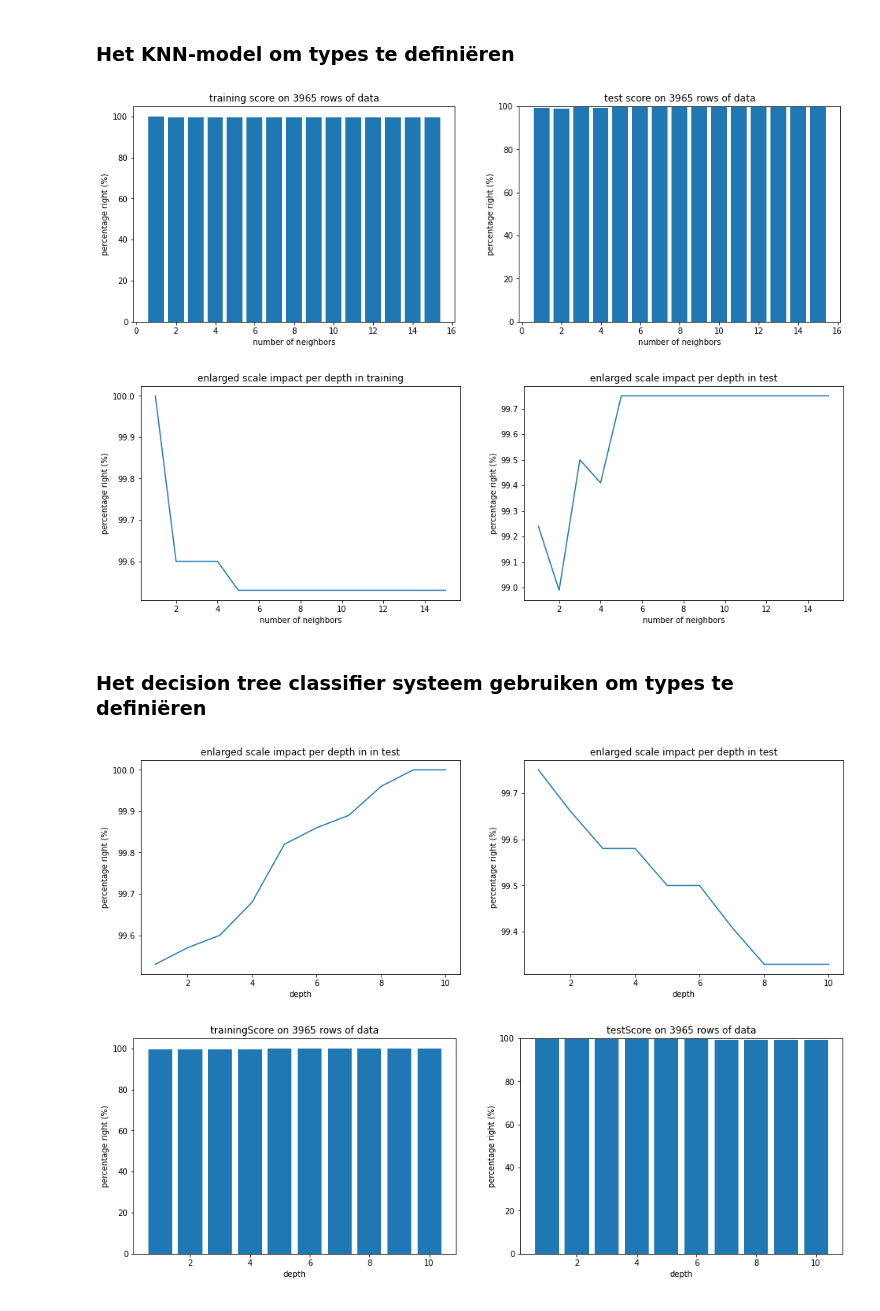
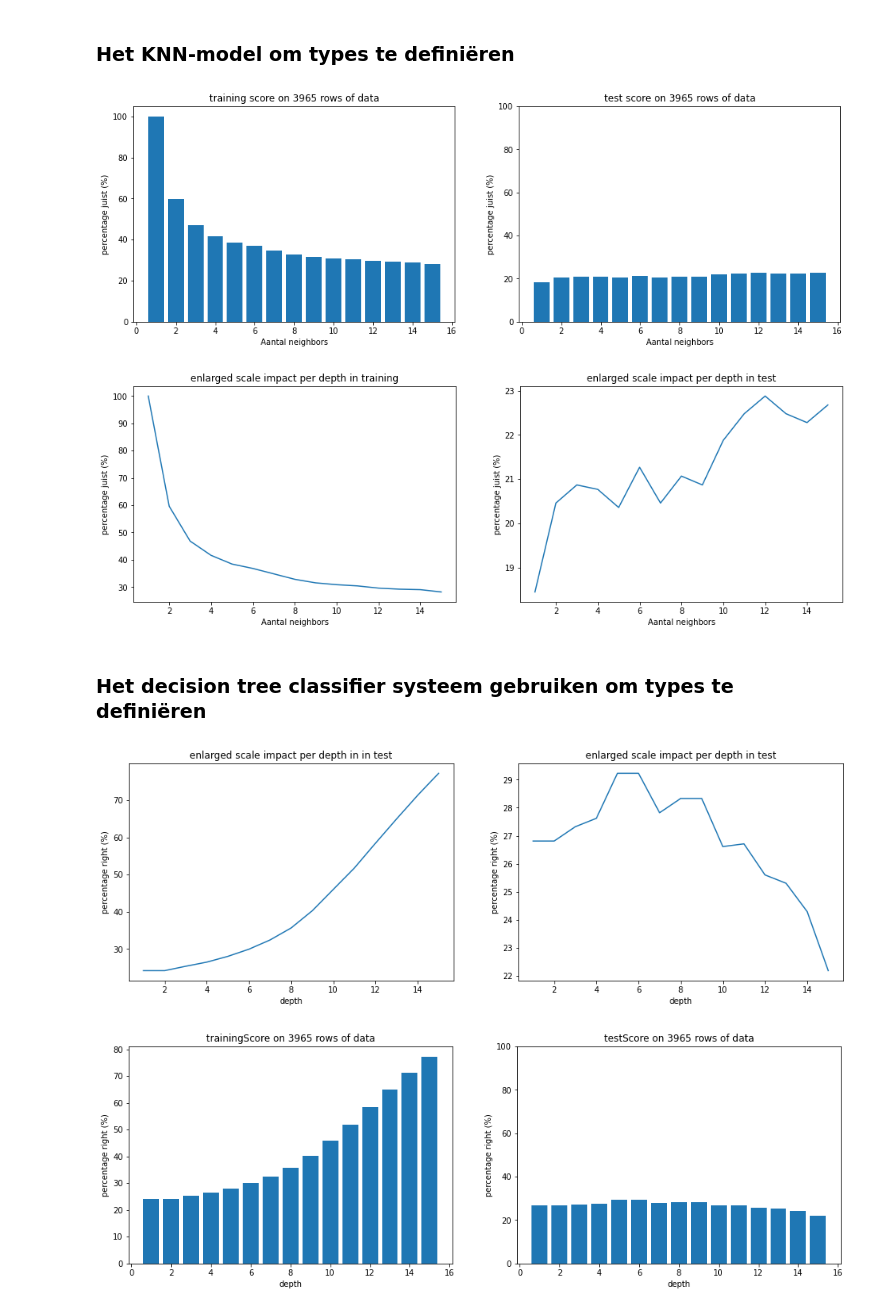
Before and after one commit to Xevro/data-science-in-python, a Jupyter notebook: Project Data Science/louis.dhont/project-ML.ipynb, the cells around one changed output. Cells and saved outputs as stored; diff of their text form; code cells hidden in the pictures.

```diff
--- a/Project Data Science/louis.dhont/project-ML.ipynb
+++ b/Project Data Science/louis.dhont/project-ML.ipynb
@@ -34,13 +36,21 @@ De opgeslagen data is bij het inlezen opnieuw van het type int64, float64 en obj
 # %%
+def convert_timedelta(df_col):
+    for index, row in enumerate(df_col):
+        days, timestamp = row.split(" days ")
+        df_col.iloc[index] = days
+    return df_col
+
 features['Datum creatie'] = pd.to_datetime(features['Datum creatie'], format='%Y.%m.%d', infer_datetime_format=True, errors='coerce')
 features['Datum vertrek'] = pd.to_datetime(features['Datum vertrek'], format='%Y.%m.%d', infer_datetime_format=True, errors='coerce')
 features['Datum terug'] = pd.to_datetime(features['Datum terug'], format='%Y.%m.%d', infer_datetime_format=True, errors='coerce')
 
-#features['Aantal dagen tot vertrek'] = pd.to_datetime(features['Aantal dagen tot vertrek'])
-features['Aantal dagen op reis'] = features['Aantal dagen op reis'].astype('string')
-features['Aantal dagen tot vertrek'] = features['Aantal dagen tot vertrek'].astype('string')
+features['Aantal dagen tot vertrek'] == convert_timedelta(features['Aantal dagen tot vertrek'])
+features['Aantal dagen tot vertrek'] = features['Aantal dagen tot vertrek'].astype(int)
 
-#features['Aantal dagen tot vertrek'].dt.days
+features['Aantal dagen op reis'] == convert_timedelta(features['Aantal dagen op reis'])
+features['Aantal dagen op reis'] = features['Aantal dagen op reis'].astype(int)
+
+#features
 
 features.dtypes
 # %% [output]
@@ -135,9 +145,9 @@ Beslisbomen hebben 2 hoofdzakelijke types:
 
 Onderstaande ...
 # %%
-y = features['Status'].to_numpy().astype(int)
-X = features.drop(['Status', 'Klantnummer', 'Datum creatie', 'Datum vertrek', 'Datum terug', 'Land', 'Bestemming', 'Reistype', 'Aantal dagen tot vertrek', 'Aantal dagen op reis'], axis=1)
-X_train, X_test, y_train, y_test = train_test_split(X, y, random_state=40, test_size=0.3)
+y = features['Aantal dagen op reis'].to_numpy().astype(int)
+X = features.drop(['Aantal dagen op reis', 'Klantnummer', 'Datum creatie', 'Datum vertrek', 'Datum terug', 'Land', 'Bestemming', 'Reistype'], axis=1)
+X_train, X_test, y_train, y_test = train_test_split(X, y)
 # %%
 X
 # %% [output]
@@ -180,35 +190,35 @@ objects = range(1, neighbors + 1)
 
 ax1.bar(objects, trainingScore, align='center')
 ax1.set_title('training score on ' + str(len(X)) + ' rows of data')
-ax1.set_ylabel('percentage right (%)')
-ax1.set_xlabel('number of neighbors')
+ax1.set_ylabel('percentage juist (%)')
+ax1.set_xlabel('Aantal neighbors')
 
 ax2.bar(objects, testScore, align='center')
 ax2.set_ylim(0, 100)
 ax2.set_title('test score on ' + str(len(X)) + ' rows of data')
-ax2.set_ylabel('percentage right (%)')
-ax2.set_xlabel('number of neighbors')
+ax2.set_ylabel('percentage juist (%)')
+ax2.set_xlabel('Aantal neighbors')
 
 fig, (ax1, ax2) = plt.subplots(1,2, figsize=(16, 5))
 ax1.plot(objects, trainingScore)
 ax1.set_title('enlarged scale impact per depth in training')
-ax1.set_ylabel('percentage right (%)')
-ax1.set_xlabel('number of neighbors')
+ax1.set_ylabel('percentage juist (%)')
+ax1.set_xlabel('Aantal neighbors')
 
 ax2.plot(objects, testScore)
 ax2.set_title('enlarged scale impact per depth in test')
-ax2.set_ylabel('percentage right (%)')
-ax2.set_xlabel('number of neighbors')
+ax2.set_ylabel('percentage juist (%)')
+ax2.set_xlabel('Aantal neighbors')
 plt.show()
 # %% [output]
-[figure, old version]
+[figure, new version]
-[figure, old version]
+[figure, new version]
 # %% [markdown]
 ### Het decision tree classifier systeem gebruiken om types te definiëren
 # %%
 trainingScore = []
 testScore = []
-depth = 10
+depth = 15
 
 for n in range(1, depth+1):
     treeModel = DecisionTreeClassifier(max_depth=n, random_state=42).fit(X_train, y_train)
@@ -216,33 +226,33 @@ for n in range(1, depth+1):
     trainingScore.append(round(treeModel.score(X_train, y_train) * 100, 2))
     testScore.append(round(treeModel.score(X_test, y_test) * 100, 2))
 
 fig, (ax1, ax2) = plt.subplots(1, 2, figsize=(16, 5))
 objects = range(1, depth + 1)
 
 ax1.plot(objects, trainingScore)
 ax1.set_title('enlarged scale impact per depth in in test')
 ax1.set_ylabel('percentage right (%)')
 ax1.set_xlabel('depth')
 
 ax2.plot(objects, testScore)
 ax2.set_title('enlarged scale impact per depth in test')
 ax2.set_ylabel('percentage right (%)')
 ax2.set_xlabel('depth')
 
 fig, (ax1, ax2) = plt.subplots(1,2, figsize=(16, 5))
 
 ax1.bar(objects, trainingScore, align='center')
 ax1.set_title('trainingScore on ' + str(len(X)) + ' rows of data')
 ax1.set_ylabel('percentage right (%)')
 ax1.set_xlabel('depth')
 
 ax2.bar(objects, testScore, align='center')
 ax2.set_ylim(0, 100)
 ax2.set_title('testScore on ' + str(len(X)) + ' rows of data')
 ax2.set_ylabel('percentage right (%)')
 ax2.set_xlabel('depth')
 plt.show()
 # %% [output]
-[figure, old version]
+[figure, new version]
-[figure, old version]
+[figure, new version]
 # %%
```
Also changed, not shown: parts of 14 cells of this notebook.
